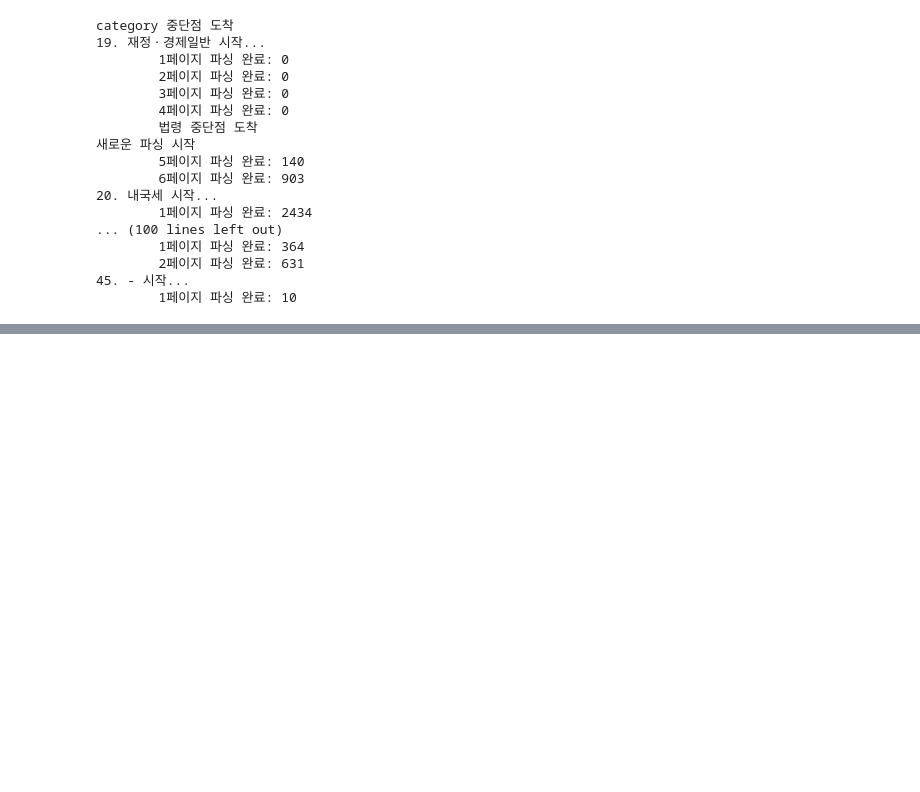
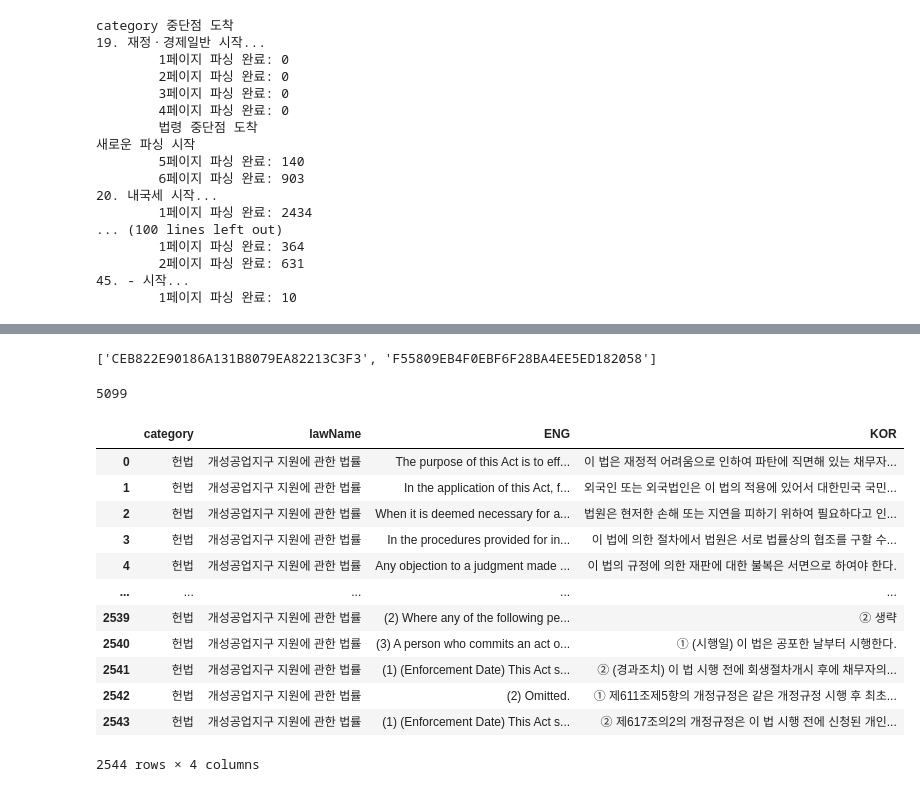
Before and after one commit to tjtmddnjswkd/capstone, a Jupyter notebook: crawling_modify.ipynb, the cells around one changed output, grey strips where cells are left out. Saved outputs shown, nothing was run; the diff lists cells and outputs as text; code cells hidden in the pictures; blank space fills up the shorter version.

```diff
--- a/crawling_modify.ipynb
+++ b/crawling_modify.ipynb
@@ -254,0 +322,4 @@ total_df.to_csv(r"G:\내 드라이브\KB인턴관련\crawl_total_local.csv", ind
+# %%
+driver.window_handles
+# %% [output]
+['CEB822E90186A131B8079EA82213C3F3', 'F55809EB4F0EBF6F28BA4EE5ED182058']
@@ -254,0 +329,50 @@ total_df.to_csv(r"G:\내 드라이브\KB인턴관련\crawl_total_local.csv", ind
+# %%
+import re
+
+def parsing(cate, law):
+    eng_q, kor_q = [], []
+    pattern = '[^ㄱ-ㅣ가-힣]'
+    contents = []
+    for key in ["none", "ho", "hang"]:
+        contents+=driver.find_elements(By.CLASS_NAME, key)
+    cur_eng, cur_kor = [], []
+    print(len(contents))
+    for c in contents:
+        cur_txt = c.text
+        if re.sub(pattern, '', cur_txt)=='':    # 영어 탐색
+            if len(cur_eng) >= len(cur_kor):
+                cur_eng.append(cur_txt)
+                # eng_num+=1
+            else:
+                continue
+        else:
+            if len(cur_kor) < len(cur_eng):
+                cur_kor.append(cur_txt)
+                # kor_num+=1
+            else:
+                continue
+
+        # if kor_num==0:
+        # eng_q+=cur_eng
+        # kor_q+=cur_kor
+            # cur_eng, cur_kor = [], []
+
+    return pd.DataFrame(zip([cate]*len(cur_eng), [law]*len(cur_kor), cur_eng, cur_kor), columns=["category", "lawName", "ENG", "KOR"])
+
+result = parsing("분류", "법령명")
+result
+# %% [output]
+5099
+|  | category | lawName | ENG | KOR |
+| 0 | 헌법 | 개성공업지구 지원에 관한 법률 | The purpose of this Act is to eff... | 이 법은 재정적 어려움으로 인하여 파탄에 직면해 있는 채무자... |
+| 1 | 헌법 | 개성공업지구 지원에 관한 법률 | In the application of this Act, f... | 외국인 또는 외국법인은 이 법의 적용에 있어서 대한민국 국민... |
+| 2 | 헌법 | 개성공업지구 지원에 관한 법률 | When it is deemed necessary for a... | 법원은 현저한 손해 또는 지연을 피하기 위하여 필요하다고 인... |
+| 3 | 헌법 | 개성공업지구 지원에 관한 법률 | In the procedures provided for in... | 이 법에 의한 절차에서 법원은 서로 법률상의 협조를 구할 수... |
+| 4 | 헌법 | 개성공업지구 지원에 관한 법률 | Any objection to a judgment made ... | 이 법의 규정에 의한 재판에 대한 불복은 서면으로 하여야 한다. |
+| ... | ... | ... | ... | ... |
+| 2539 | 헌법 | 개성공업지구 지원에 관한 법률 | (2) Where any of the following pe... | ② 생략 |
+| 2540 | 헌법 | 개성공업지구 지원에 관한 법률 | (3) A person who commits an act o... | ① (시행일) 이 법은 공포한 날부터 시행한다. |
+| 2541 | 헌법 | 개성공업지구 지원에 관한 법률 | (1) (Enforcement Date) This Act s... | ② (경과조치) 이 법 시행 전에 회생절차개시 후에 채무자의... |
+| 2542 | 헌법 | 개성공업지구 지원에 관한 법률 | (2) Omitted. | ① 제611조제5항의 개정규정은 같은 개정규정 시행 후 최초... |
+| 2543 | 헌법 | 개성공업지구 지원에 관한 법률 | (1) (Enforcement Date) This Act s... | ② 제617조의2의 개정규정은 이 법 시행 전에 신청된 개인... |
+2544 rows × 4 columns
```
Also changed, not shown: parts of 15 cells of this notebook, 1 other file.
